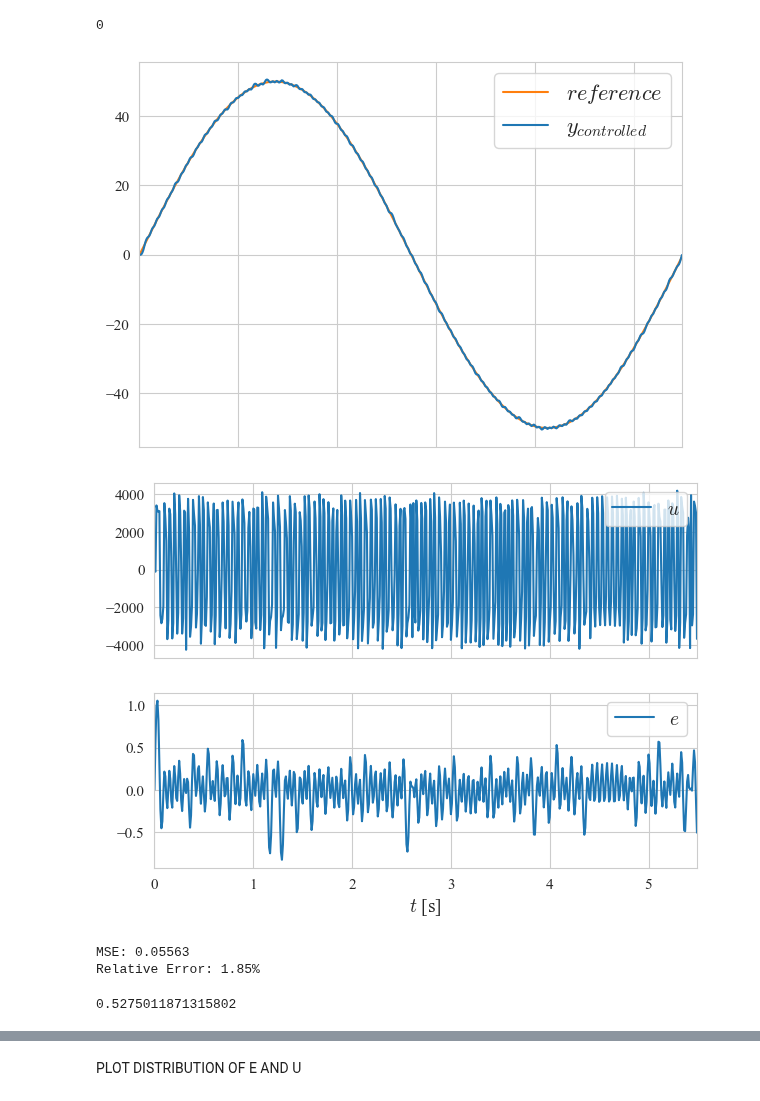
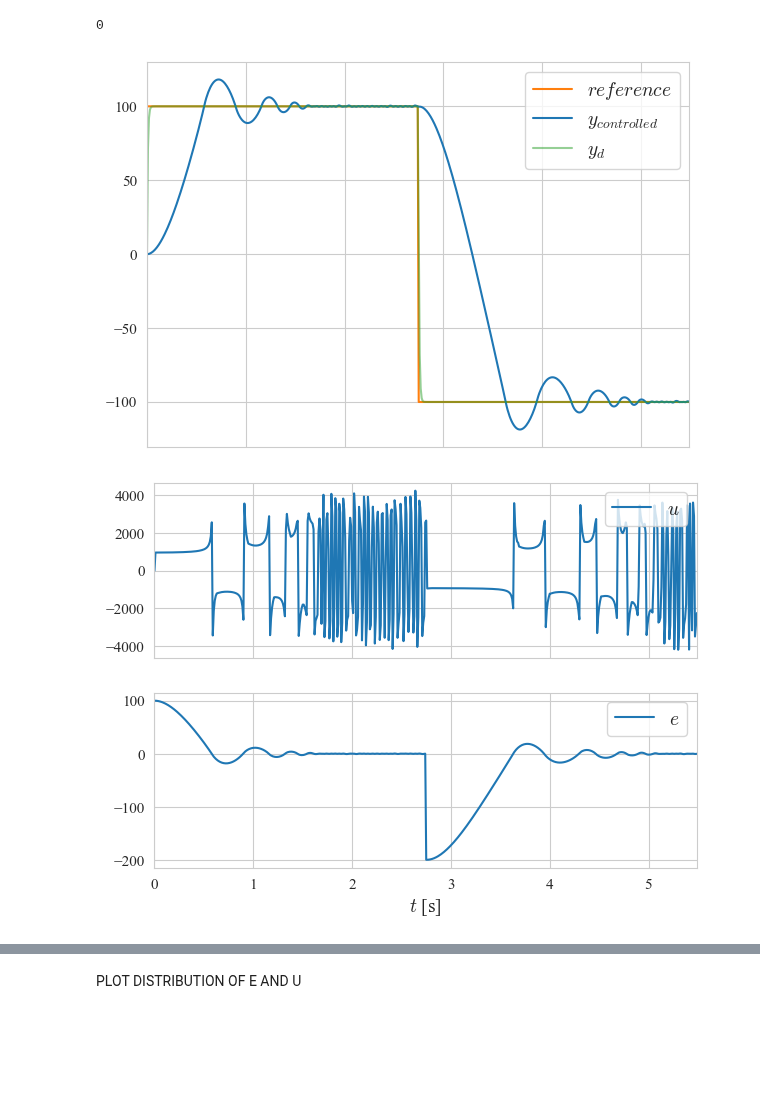
Before and after one commit to buswayne/sysid-transformers-control, a Jupyter notebook: control/test_CL_meta_controller_simple_example_1.ipynb, the cells around one changed output, grey strips where cells are left out. Saved outputs shown, nothing was run; the diff lists cells and outputs as text; code cells hidden in the pictures; blank space fills up the shorter version.

```diff
--- a/control/test_CL_meta_controller_simple_example_1.ipynb
+++ b/control/test_CL_meta_controller_simple_example_1.ipynb
@@ -111,7 +111,7 @@ r = np.zeros(t_CL.shape)
 #only one ref should be chosen
 steps_1 = 0
 steps_10 = 0
-steps_100 = 0
+steps_100 = 1
 
 ramp1 = 0
 ramp10 = 0
@@ -124,7 +124,7 @@ parabolic10 = 0
 parabolic100 = 0 # interesting
 
 sine_1 = 0 # A = 1 , one period
-sine_2 = 1 # A = 50 , one period
+sine_2 = 0 # A = 50 , one period
 sine_3 = 0 # A = 1 , 10 periods
 sine_4 = 0 # A =50, 10 periods , this can't be tracked at all
 sine_5 = 0 # A = 1, 4 periods , qui si vede che è lento, in ritardo
@@ -238,62 +238,34 @@ with torch.no_grad():
 # %% [output]
 0
 # %%
+y_d = lsim(M, r,t_CL )[0]
+
+
 fig = plt.figure(figsize=(7, 5))
-#plt.plot(t_CL, r)
+
 plt.plot(t_CL, r, label="$r$", c='tab:orange')
 plt.plot(t_CL, y_log.T, label="$y$", c='tab:blue', alpha=1)
-plt.legend(['$reference$','$y_{controlled}$'], loc = 'upper right', prop={'size': 16})
+plt.plot(t_CL, y_d, label="$y_d$", c='tab:green', alpha= 0.5)
+plt.legend(['$reference$','$y_{controlled}$', '$y_{d}$'], loc = 'upper right', prop={'size': 14})
 plt.tick_params('x', labelbottom=False)
 # %% [output]
-[figure, old version]
+[figure, new version]
 # %%
 fig = plt.figure(figsize=(7, 5))
 
-ax2 = plt.subplot(211, sharex=ax1)
+plt.subplot(211)
 plt.plot(t_CL, u_log.T, c='tab:blue', alpha=1)
 plt.legend(['$u$'] , loc = 'upper right', prop={'size': 14})
 plt.tick_params('x', labelbottom=False)
 
-ax3 = plt.subplot(212, sharex=ax1)
+plt.subplot(212)
 plt.plot(t_CL, e_log.T, c='tab:blue', alpha=1)
 plt.xlabel('$t$ [s]')
 plt.legend(['$e$'], loc = 'upper right',prop={'size': 14})
 
 # plt.savefig('transformer_controller.pdf')
 
 plt.show()
 # %% [output]
-[figure, old version]
+[figure, new version]
-# %%
-e_log = e_log.reshape(-1)
-
-## CALCULATE MSE (r, y)
-error_tot = 0
-for k in range(len(e_log)):
-    squared_error = e_log[k] * e_log[k]
-    error_tot += squared_error
-MSE = error_tot / len(e_log)
-print(f"MSE: {MSE:.5f}")
-
-
-# relative error, in percentage
-absolute_difference = np.abs(e_log)
-absolute_ref= (np.abs(r))
-relative_errors = absolute_difference / absolute_ref
-
-for i in range(len(relative_errors)) :
-    if relative_errors[i] >20 : # this is to avoid errors due to division by 0
-        relative_errors[i] = 0
-
-re = np.sum(relative_errors)/len(relative_errors) *100
-#re = (sum_abs_diff / sum_abs_actual) * 100
-
-print(f"Relative Error: {re:.2f}%")
-# %% [output]
-MSE: 0.05563
-Relative Error: 1.85%
-# %%
-print(relative_errors[276])
-# %% [output]
-0.5275011871315802
 # %%
```
Also changed, not shown: parts of 5 cells of this notebook, 5 other files.
